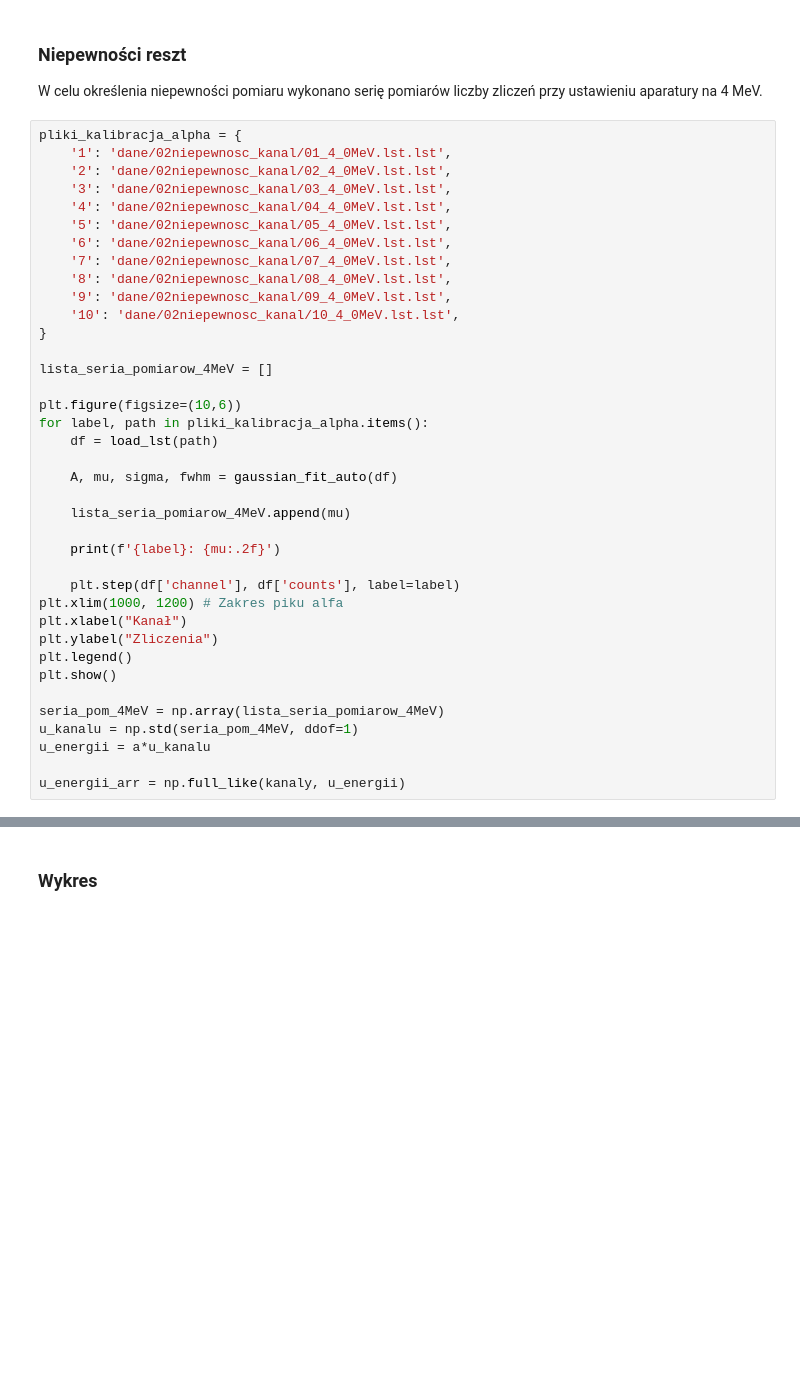
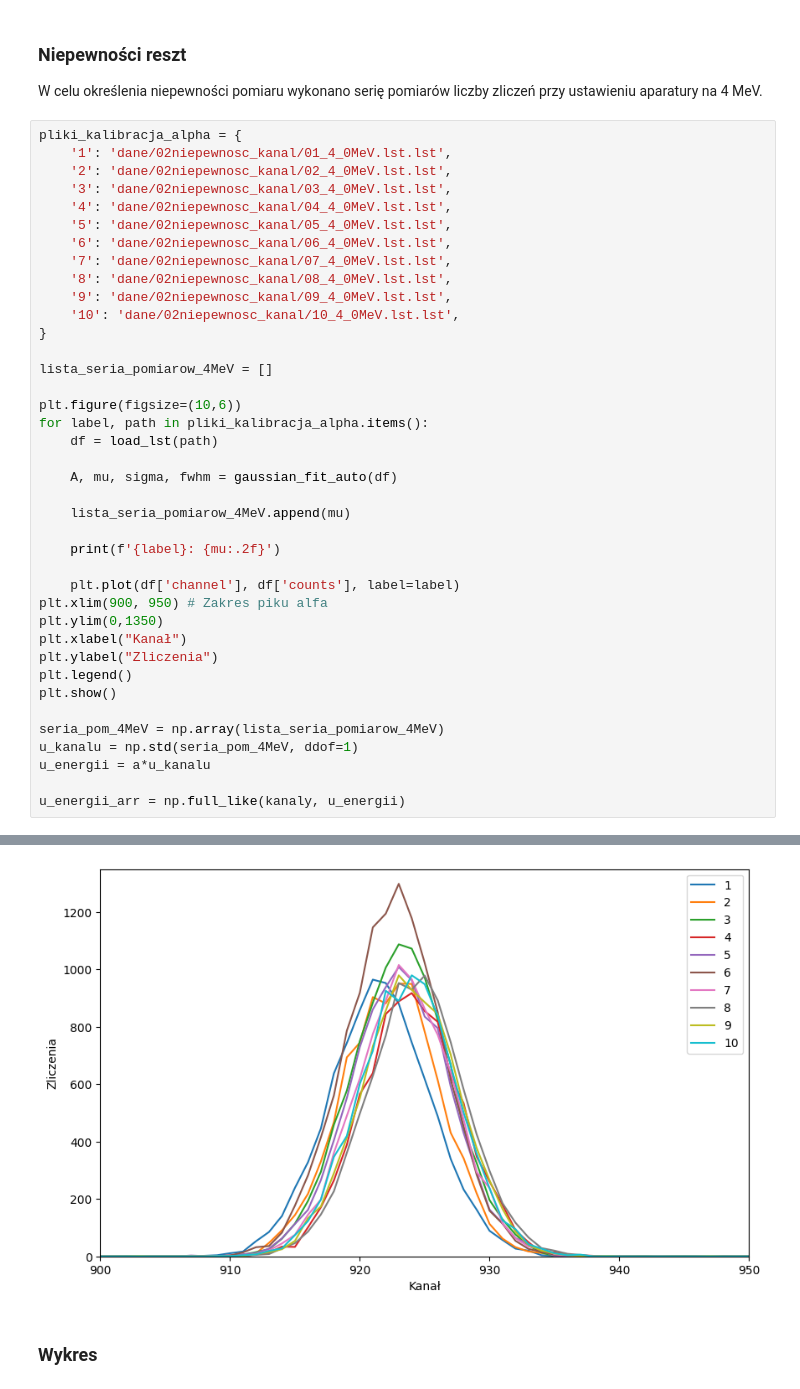
Before and after one commit to Fil0024/NuclearFission, a Jupyter notebook: kalibracja_energetyczna_alpha.ipynb, the cells around one changed output, grey strips where cells are left out. Drawn from its saved outputs; the diff is of its cells as text; blank space fills up the shorter version.

```diff
--- a/kalibracja_energetyczna_alpha.ipynb
+++ b/kalibracja_energetyczna_alpha.ipynb
@@ -180,8 +181,9 @@ for label, path in pliki_kalibracja_alpha.items():
 
     print(f'{label}: {mu:.2f}')
 
-    plt.step(df['channel'], df['counts'], label=label)
-plt.xlim(1000, 1200) # Zakres piku alfa
+    plt.plot(df['channel'], df['counts'], label=label)
+plt.xlim(900, 950) # Zakres piku alfa
+plt.ylim(0,1350)
 plt.xlabel("Kanał")
 plt.ylabel("Zliczenia")
 plt.legend()
@@ -200,9 +202,10 @@ u_energii_arr = np.full_like(kanaly, u_energii)
 5: 923.10
 6: 922.66
 7: 923.45
 8: 924.32
 9: 923.87
 10: 923.73
+[figure, added]
 # %% [markdown]
 ### Wykres
 # %%
```
Also changed, not shown: parts of 5 cells of this notebook, 1 other file.
